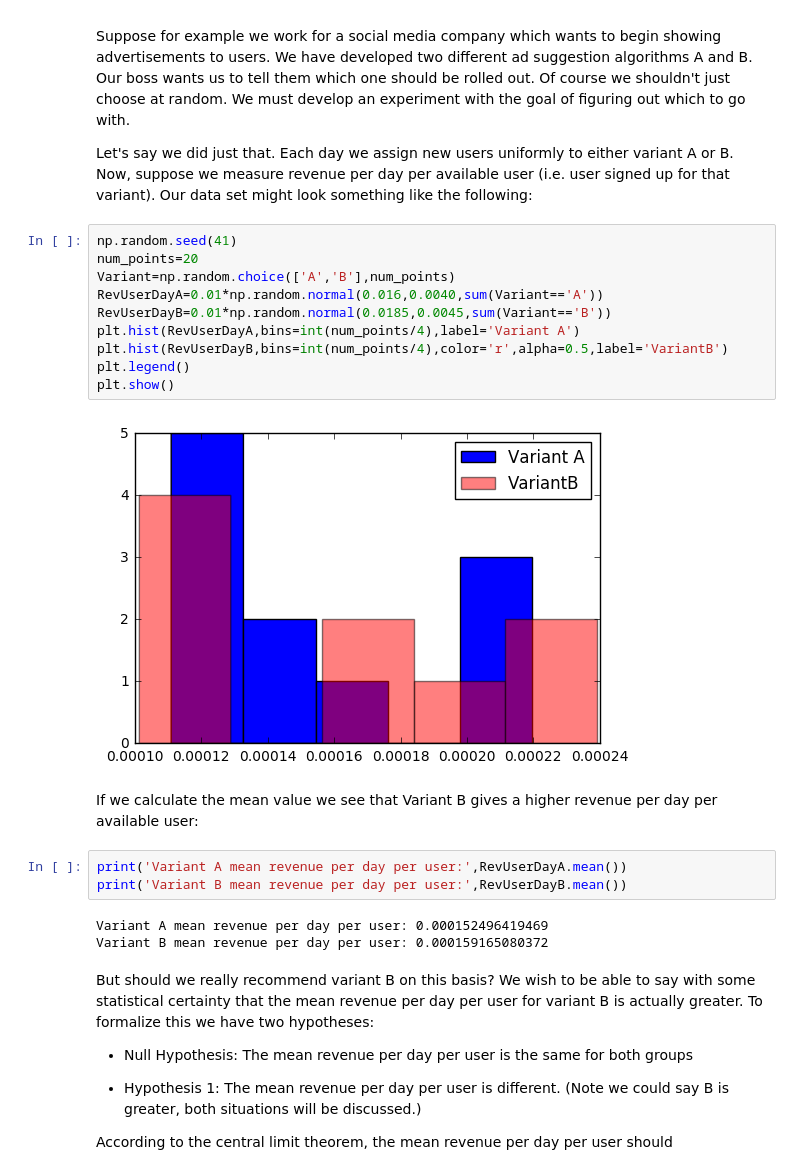
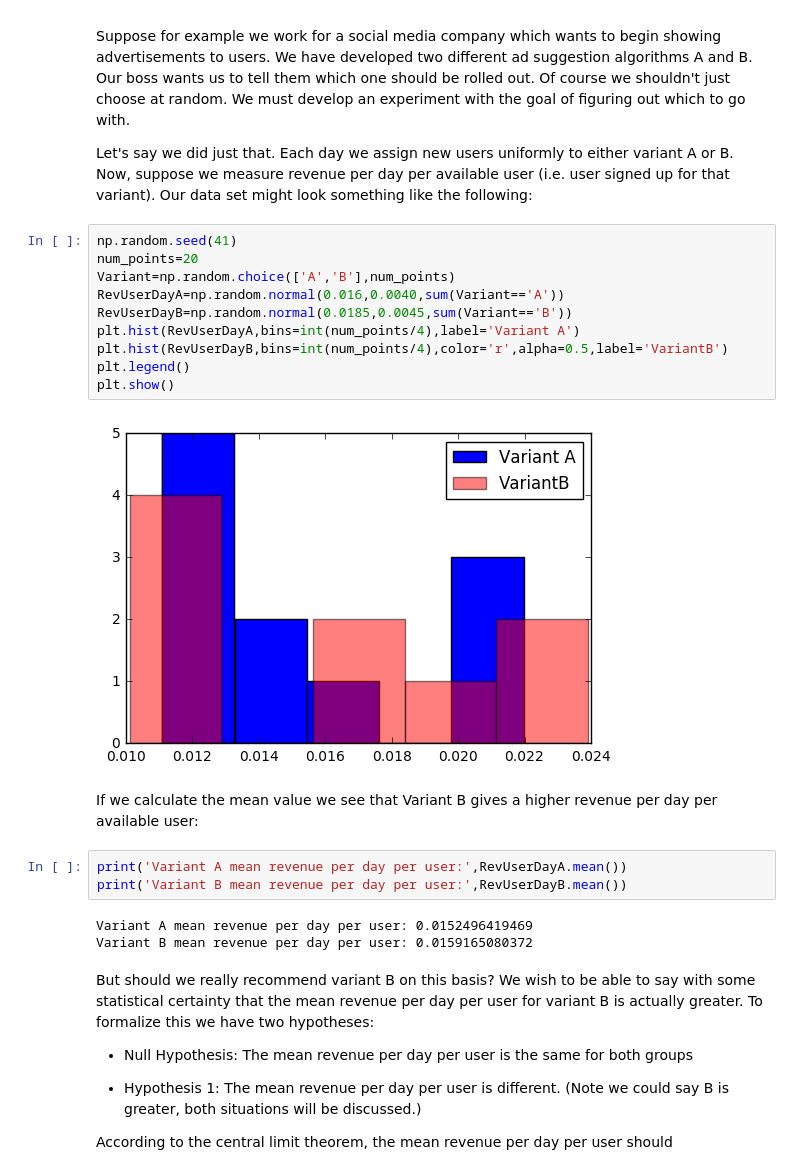
Before and after one commit to willeslewis/TDI_Interview, a Jupyter notebook: Hypothesis_Testing_and_Bayesian_Inference.ipynb, the cells around one changed output. Drawn from its saved outputs; the diff is of its cells as text.

```diff
--- a/Hypothesis_Testing_and_Bayesian_Inference.ipynb
+++ b/Hypothesis_Testing_and_Bayesian_Inference.ipynb
@@ -14,23 +14,23 @@ Let's say we did just that. Each day we assign new users uniformly to either var
 # %%
 np.random.seed(41)
 num_points=20
 Variant=np.random.choice(['A','B'],num_points)
-RevUserDayA=0.01*np.random.normal(0.016,0.0040,sum(Variant=='A'))
-RevUserDayB=0.01*np.random.normal(0.0185,0.0045,sum(Variant=='B'))
+RevUserDayA=np.random.normal(0.016,0.0040,sum(Variant=='A'))
+RevUserDayB=np.random.normal(0.0185,0.0045,sum(Variant=='B'))
 plt.hist(RevUserDayA,bins=int(num_points/4),label='Variant A')
 plt.hist(RevUserDayB,bins=int(num_points/4),color='r',alpha=0.5,label='VariantB')
 plt.legend()
 plt.show()
 # %% [output]
-[figure, old version]
+[figure, new version]
 # %% [markdown]
 If we calculate the mean value we see that Variant B gives a higher revenue per day per available user:
 # %%
 print('Variant A mean revenue per day per user:',RevUserDayA.mean())
 print('Variant B mean revenue per day per user:',RevUserDayB.mean())
 # %% [output]
-Variant A mean revenue per day per user: 0.000152496419469
-Variant B mean revenue per day per user: 0.000159165080372
+Variant A mean revenue per day per user: 0.0152496419469
+Variant B mean revenue per day per user: 0.0159165080372
 # %% [markdown]
 But should we really recommend variant B on this basis? We wish to be able to say with some statistical certainty that the mean revenue per day per user for variant B is actually greater. To formalize this we have two hypotheses:
 
```
Also changed, not shown: parts of 6 cells of this notebook.
